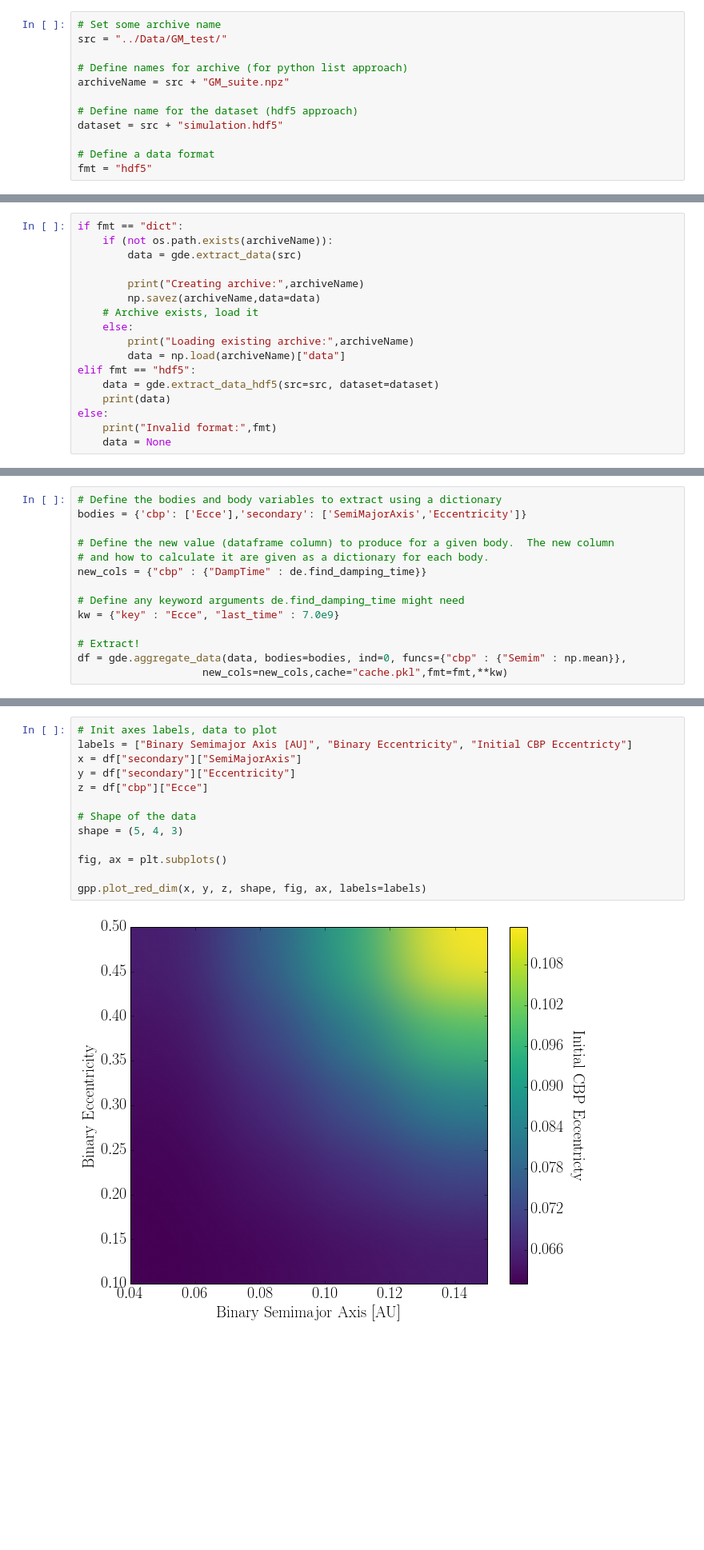
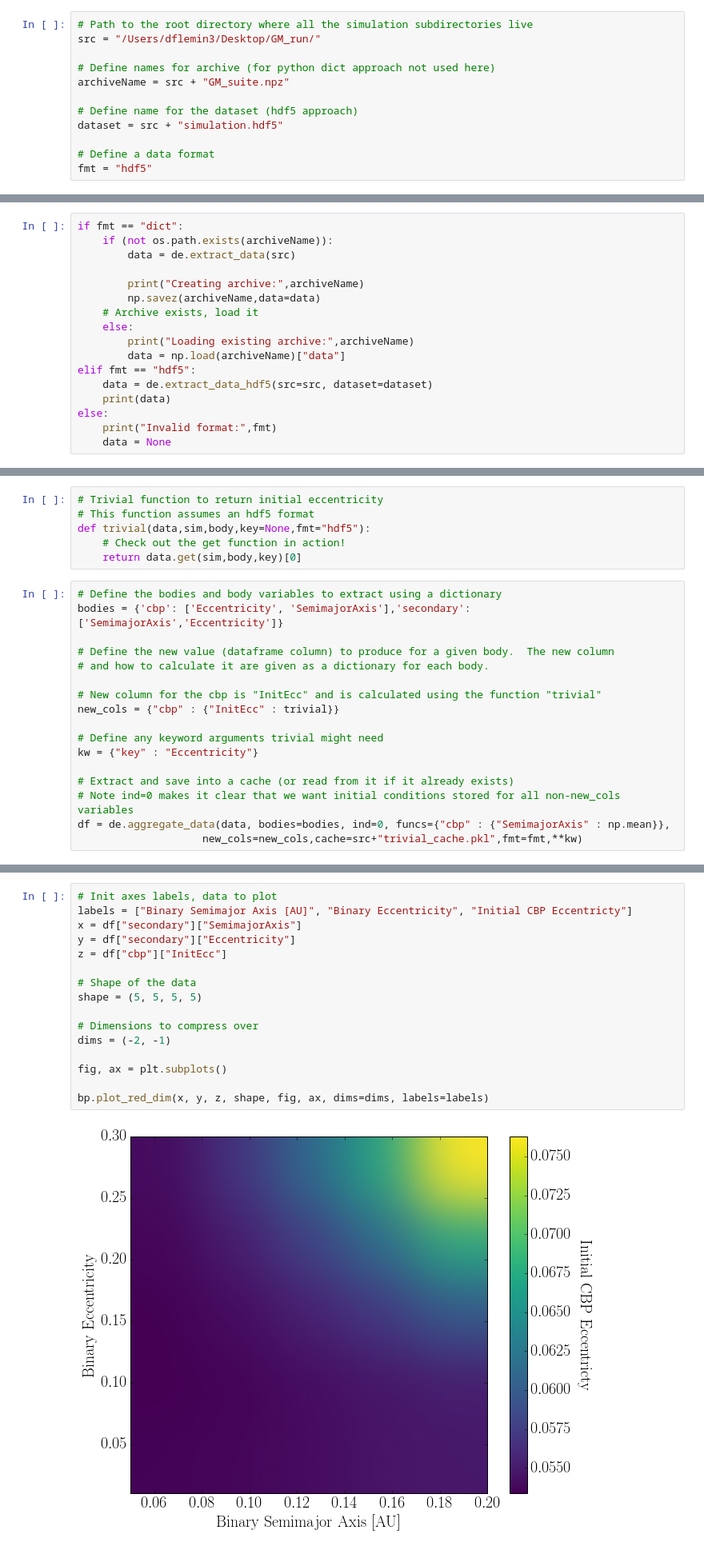
Before and after one commit to VirtualPlanetaryLaboratory/vplanet, a Jupyter notebook: bigplanet/examples/example.ipynb, the cells around one changed output, grey strips where cells are left out. Shown: that part at 80% size. Saved outputs shown, nothing was run; the diff lists cells and outputs as text; blank space fills up the shorter version.

```diff
--- a/bigplanet/examples/example.ipynb
+++ b/bigplanet/examples/example.ipynb
@@ -51,10 +58,10 @@ Currently, gpl supports extracting data into a python list of dicts or into a hd
 
 Here, we'll load the data into the variable data.  When using the hdf5 format, data is actually an object that stores metadata about the hdf5 dataset for ease of manipulation.  For this, we must make known the source directory, src, the location of the hdf5 dataset, dataset, and the format we'll be using, fmt.
 # %%
-# Set some archive name
-src = "../Data/GM_test/"
+# Path to the root directory where all the simulation subdirectories live
+src = "/Users/dflemin3/Desktop/GM_run/"
 
-# Define names for archive (for python list approach)
+# Define names for archive (for python dict approach not used here)
 archiveName = src + "GM_suite.npz"
 
 # Define name for the dataset (hdf5 approach)
@@ -74,7 +81,7 @@ We pass the extract_data_hdf5 function the source directory src and the name of
 # %%
 if fmt == "dict":
     if (not os.path.exists(archiveName)):
-        data = gde.extract_data(src)
+        data = de.extract_data(src)
 
         print("Creating archive:",archiveName)
         np.savez(archiveName,data=data)
@@ -83,7 +90,7 @@ if fmt == "dict":
         print("Loading existing archive:",archiveName)
         data = np.load(archiveName)["data"]
 elif fmt == "hdf5":
-    data = gde.extract_data_hdf5(src=src, dataset=dataset)
+    data = de.extract_data_hdf5(src=src, dataset=dataset)
     print(data)
 else:
     print("Invalid format:",fmt)
@@ -218,15 +225,24 @@ Ok, that's a lot of information, so let's see it in action.  Below, I want to se
+# %%
+# Trivial function to return initial eccentricity
+# This function assumes an hdf5 format
+def trivial(data,sim,body,key=None,fmt="hdf5"):
+    # Check out the get function in action!
+    return data.get(sim,body,key)[0]
 # %%
 # Define the bodies and body variables to extract using a dictionary
-bodies = {'cbp': ['Ecce'],'secondary': ['SemiMajorAxis','Eccentricity']}
+bodies = {'cbp': ['Eccentricity', 'SemimajorAxis'],'secondary': ['SemimajorAxis','Eccentricity']}
 
 # Define the new value (dataframe column) to produce for a given body.  The new column
 # and how to calculate it are given as a dictionary for each body.
-new_cols = {"cbp" : {"DampTime" : de.find_damping_time}}
 
-# Define any keyword arguments de.find_damping_time might need
-kw = {"key" : "Ecce", "last_time" : 7.0e9}
+# New column for the cbp is "InitEcc" and is calculated using the function "trivial"
+new_cols = {"cbp" : {"InitEcc" : trivial}}
 
-# Extract!
-df = gde.aggregate_data(data, bodies=bodies, ind=0, funcs={"cbp" : {"Semim" : np.mean}},
-                    new_cols=new_cols,cache="cache.pkl",fmt=fmt,**kw)
+# Define any keyword arguments trivial might need
+kw = {"key" : "Eccentricity"}
+
+# Extract and save into a cache (or read from it if it already exists)
+# Note ind=0 makes it clear that we want initial conditions stored for all non-new_cols variables
+df = de.aggregate_data(data, bodies=bodies, ind=0, funcs={"cbp" : {"SemimajorAxis" : np.mean}},
+                    new_cols=new_cols,cache=src+"trivial_cache.pkl",fmt=fmt,**kw)
 # %% [output]
@@ -295,18 +312,21 @@ Almost.  To use the function, we need to specify a few things.  First, we need x
 # %%
 # Init axes labels, data to plot
 labels = ["Binary Semimajor Axis [AU]", "Binary Eccentricity", "Initial CBP Eccentricty"]
-x = df["secondary"]["SemiMajorAxis"]
+x = df["secondary"]["SemimajorAxis"]
 y = df["secondary"]["Eccentricity"]
-z = df["cbp"]["Ecce"]
+z = df["cbp"]["InitEcc"]
 
 # Shape of the data
-shape = (5, 4, 3)
+shape = (5, 5, 5, 5)
+
+# Dimensions to compress over
+dims = (-2, -1)
 
 fig, ax = plt.subplots()
 
-gpp.plot_red_dim(x, y, z, shape, fig, ax, labels=labels)
+bp.plot_red_dim(x, y, z, shape, fig, ax, dims=dims, labels=labels)
 # %% [output]
-[figure, old version]
+[figure, new version]
 # %% [markdown]
 ** Contour plot with user-defined number of contours (levels) **
 # %%
```
Also changed, not shown: parts of 23 cells of this notebook, 2 other files.
